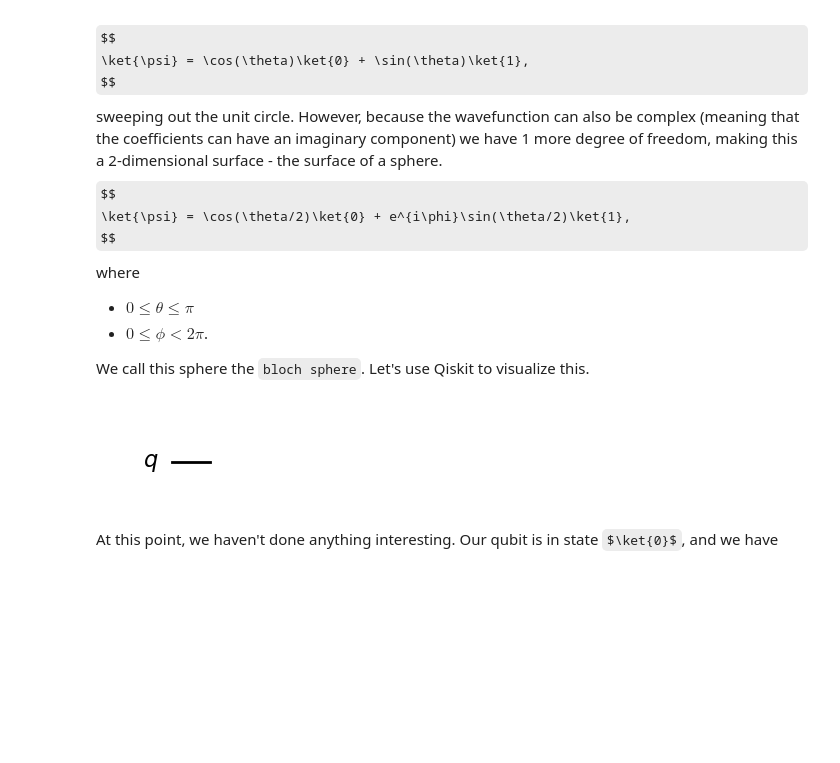
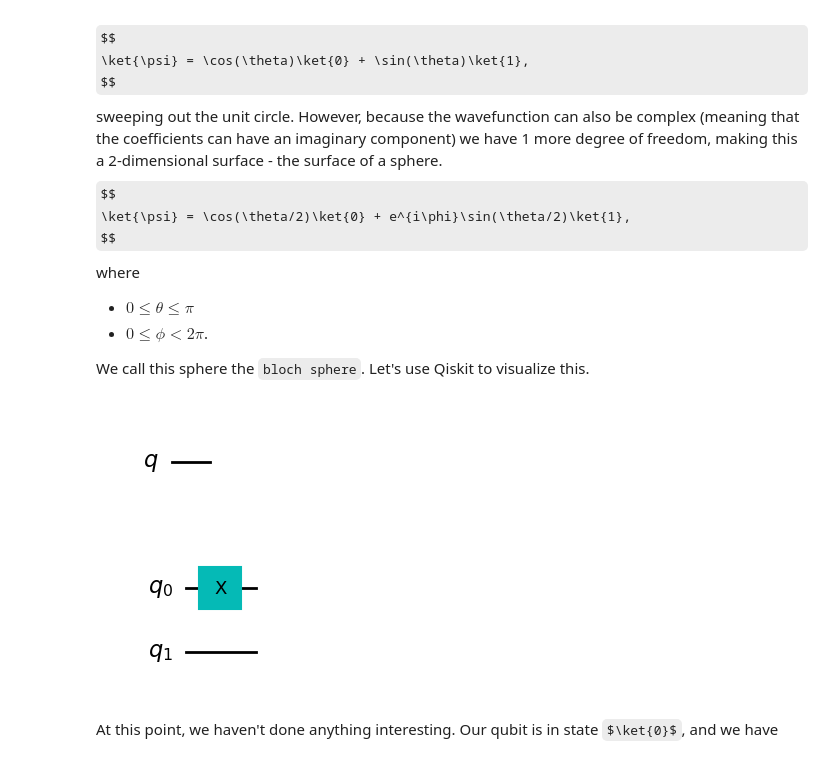
Before and after one commit to y-pleim/AdiabaticPrinciple, a Jupyter notebook: 2_gates.ipynb, the cells around one changed output. Cells and saved outputs as stored; diff of their text form; code cells hidden in the pictures; some formulas as TeX source; blank space fills up the shorter version.

```diff
--- a/2_gates.ipynb
+++ b/2_gates.ipynb
@@ -160,5 +161,11 @@ circ.draw(output = 'mpl')
 # %% [output]
 [figure]
+# %%
+circ2 = QuantumCircuit(2,0)
+circ2.x(0)
+circ2.draw(output = 'mpl')
+# %% [output]
+[figure, added]
 # %% [markdown]
 At this point, we haven't done anything interesting. Our qubit is in state $\ket{0}$, and we have
 # %%
```
Also changed, not shown: parts of 9 cells of this notebook.
